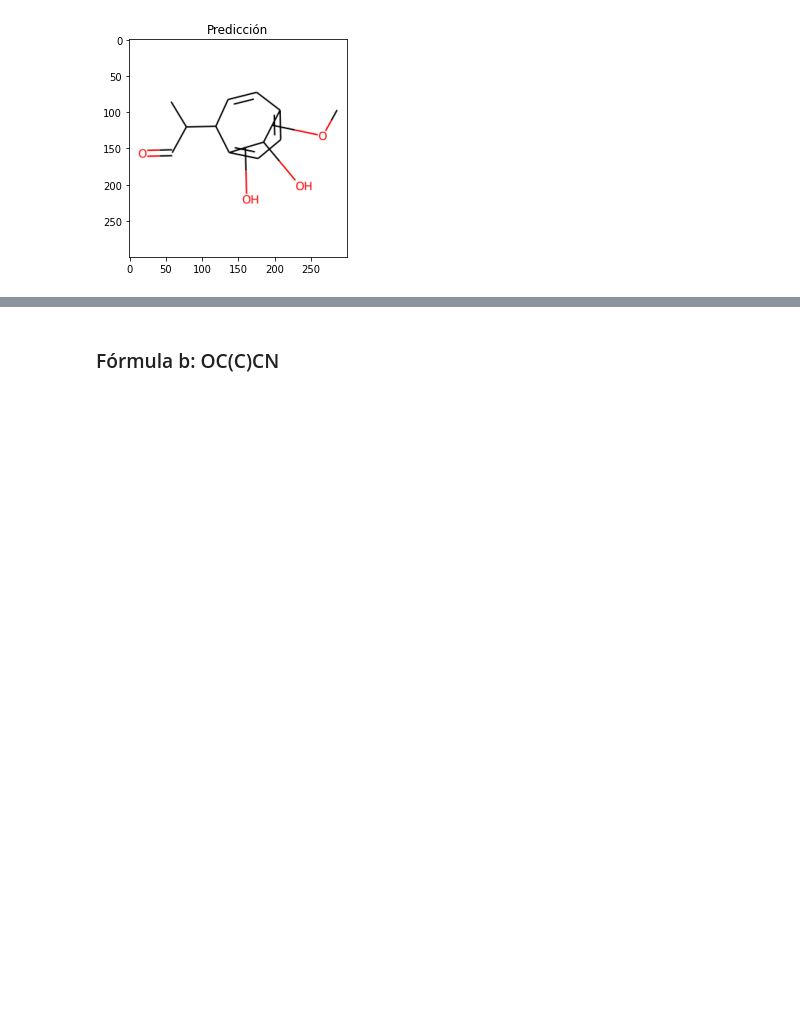
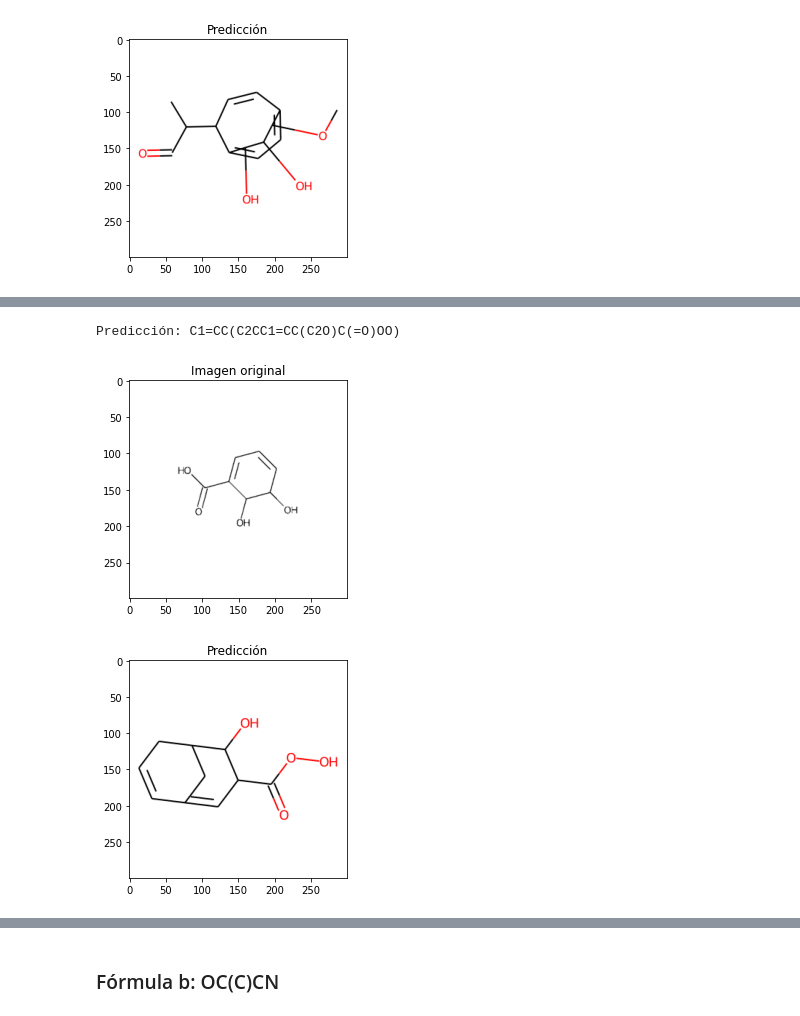
Before and after one commit to pbedmar/tfg, a Jupyter notebook: experiments/decimer/test_decimer.ipynb, the cells around one changed output, grey strips where cells are left out. Cells and saved outputs as stored; diff of their text form; code cells hidden in the pictures; blank space fills up the shorter version.

```diff
--- a/experiments/decimer/test_decimer.ipynb
+++ b/experiments/decimer/test_decimer.ipynb
@@ -174,0 +201,8 @@ Predicción: CC(C1C2=CC=C(C=C1)C(C(C2O)O)OC)C=O
+# %%
+img_path = "from_decimer_dataset/"+smiles_code+"_black"
+imagemagick_resize_and_padding(img_path.replace("(","\(").replace(")","\)"))
+plot_and_process(img_path+"_padding.png", "Isomeric")
+# %% [output]
+Predicción: C1=CC(C2CC1=CC(C2O)C(=O)OO)
+[figure, added]
+[figure, added]
```
Also changed, not shown: parts of 28 cells of this notebook, 13 other files.
